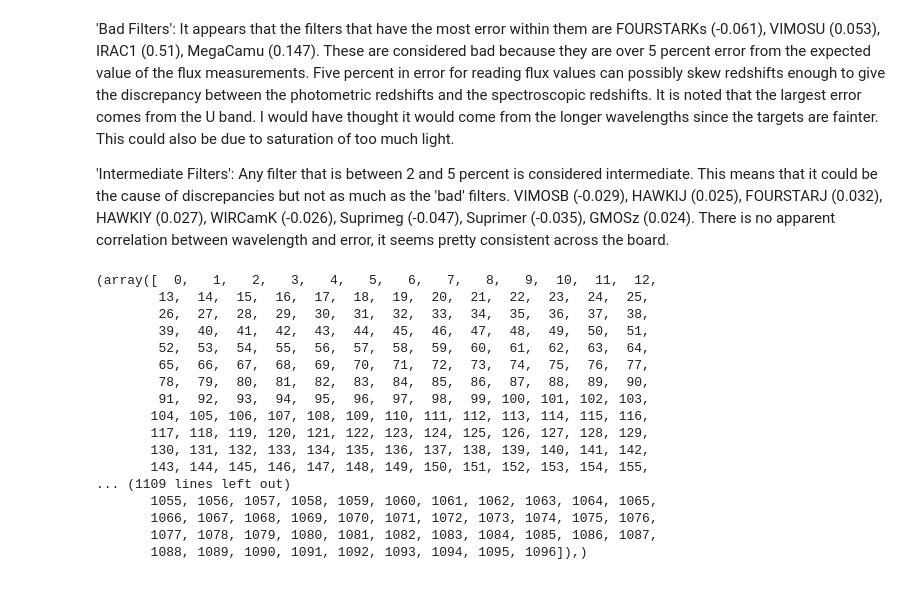
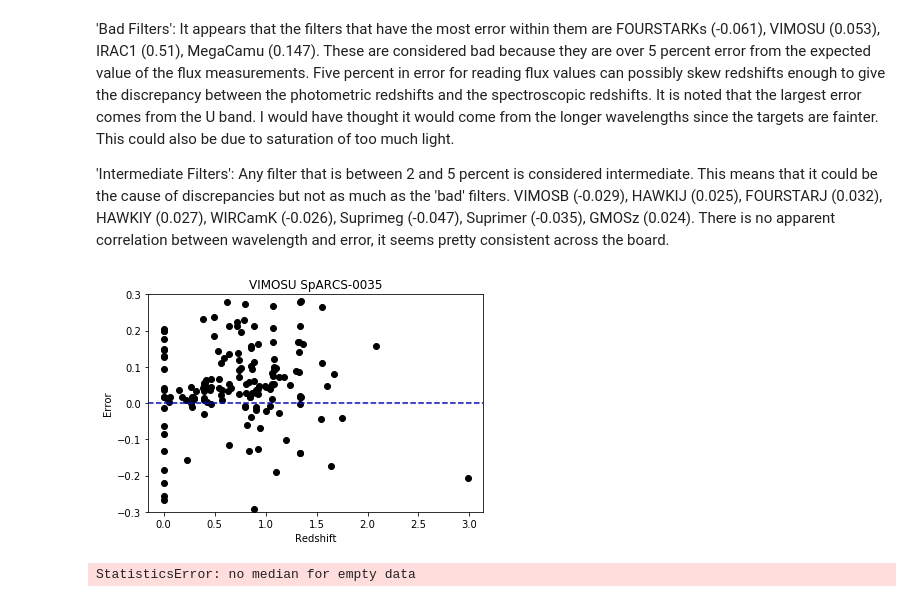
Before and after one commit to JacobGolledge/Research, a Jupyter notebook: Research_Golledge_Final.ipynb, the cells around one changed output. Drawn from its saved outputs; the diff is of its cells as text; code cells hidden in the pictures.

```diff
--- a/Research_Golledge_Final.ipynb
+++ b/Research_Golledge_Final.ipynb
@@ -740,40 +740,31 @@ It appears that the filters that have the most error within them are FOURSTARKs
 # %%
 for cname in clustname: #I want this block to run through each filter for a particular cluster to see if the
     #cluster is the cause of the discrepancy or not. I want to basically run the code above, but make it run
 
     #for one particular cluster, not all of them.
     for filt in filtlam:
         igoodclust = np.where(resid[filt]['clustname'] == cname)
-        print(igoodclust)
-        if len(igoodclust) > 1:
+        cresmed = stat.median(resid[filt]['resid'][igoodclust])
+        #print(igoodclust)
+        if len(igoodclust[0]) > 1:
             plt.plot(resid[filt]['z'][igoodclust], resid[filt]['resid'][igoodclust], 'ko')
         #I want to go through the values in resid
     #that only correlate to values in a particular galaxy, in this case SpARCS-0035. The problem is, resid
     #dictionary does not include clustname, so as of right now there is no way to determine which values
     #go with each cluster. I could go through each file in range of the cluster that is consider 'good', make
     #a dictionary for each cluster, but I feel like this is more work than needed. What if I denote in the above
     #block which values correlate to each cluster? Like add another dictionary/array to the resid dictionary for
     #each clustername which looks at where the values came from and adds them to a dictionary/array named after
     #that cluster
         #plt.title(filt + cname)
             plt.ylim([-.3, .3])
+            #plt.axhline(y = cresmed, color = 'red')
+            plt.axhline(y = 0.0, color = 'blue', ls = '--')
             plt.title(filt + ' ' + cname)
+            plt.xlabel('Redshift')
+            plt.ylabel('Error')
             plt.show()
+            #print(cresmed)
 # %% [output]
+[figure, added]
-(array([  0,   1,   2,   3,   4,   5,   6,   7,   8,   9,  10,  11,  12,
-        13,  14,  15,  16,  17,  18,  19,  20,  21,  22,  23,  24,  25,
-        26,  27,  28,  29,  30,  31,  32,  33,  34,  35,  36,  37,  38,
-        39,  40,  41,  42,  43,  44,  45,  46,  47,  48,  49,  50,  51,
-        52,  53,  54,  55,  56,  57,  58,  59,  60,  61,  62,  63,  64,
-        65,  66,  67,  68,  69,  70,  71,  72,  73,  74,  75,  76,  77,
-        78,  79,  80,  81,  82,  83,  84,  85,  86,  87,  88,  89,  90,
-        91,  92,  93,  94,  95,  96,  97,  98,  99, 100, 101, 102, 103,
-       104, 105, 106, 107, 108, 109, 110, 111, 112, 113, 114, 115, 116,
-       117, 118, 119, 120, 121, 122, 123, 124, 125, 126, 127, 128, 129,
-       130, 131, 132, 133, 134, 135, 136, 137, 138, 139, 140, 141, 142,
-       143, 144, 145, 146, 147, 148, 149, 150, 151, 152, 153, 154, 155,
-... (1109 lines left out)
-       1055, 1056, 1057, 1058, 1059, 1060, 1061, 1062, 1063, 1064, 1065,
-       1066, 1067, 1068, 1069, 1070, 1071, 1072, 1073, 1074, 1075, 1076,
-       1077, 1078, 1079, 1080, 1081, 1082, 1083, 1084, 1085, 1086, 1087,
-       1088, 1089, 1090, 1091, 1092, 1093, 1094, 1095, 1096]),)
+StatisticsError: no median for empty data
```
